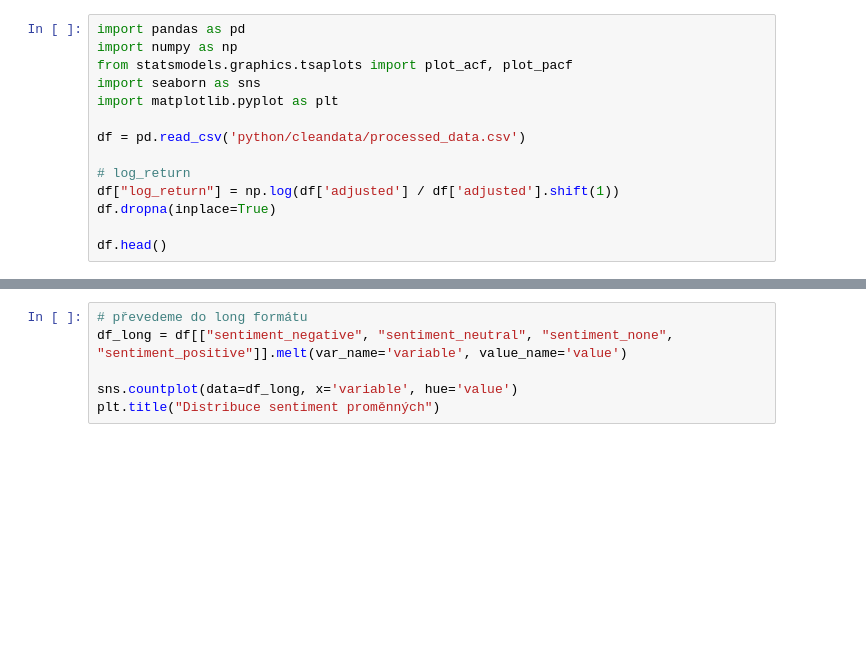
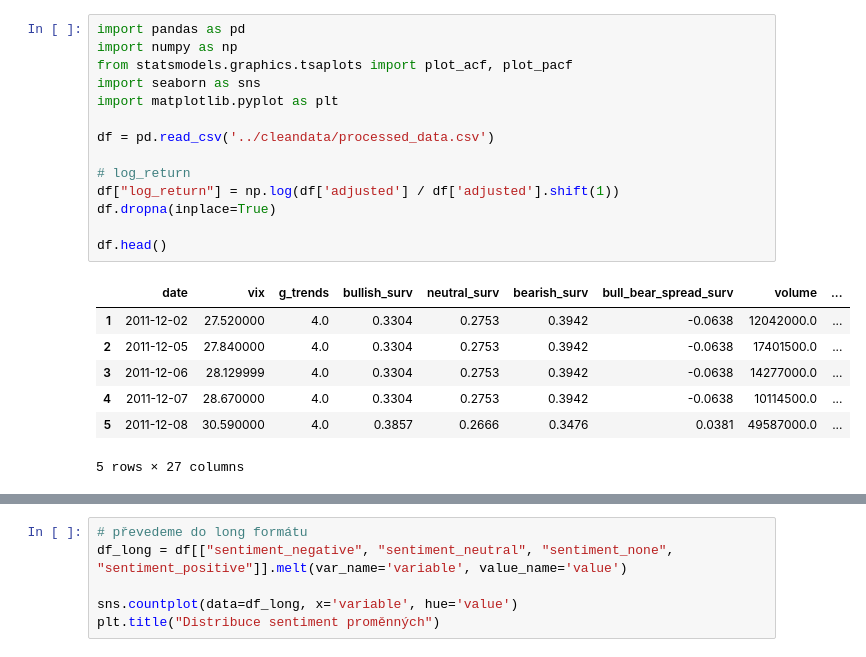
Before and after one commit to eolybq/tsla_sentiment_prediction, a Jupyter notebook: python/scripts/eda.ipynb, the cells around one changed output, grey strips where cells are left out. Drawn from its saved outputs; the diff is of its cells as text; blank space fills up the shorter version.

```diff
--- a/python/scripts/eda.ipynb
+++ b/python/scripts/eda.ipynb
@@ -1,17 +1,25 @@
 # %%
 import pandas as pd
 import numpy as np
 from statsmodels.graphics.tsaplots import plot_acf, plot_pacf
 import seaborn as sns
 import matplotlib.pyplot as plt
 
-df = pd.read_csv('python/cleandata/processed_data.csv')
+df = pd.read_csv('../cleandata/processed_data.csv')
 
 # log_return
 df["log_return"] = np.log(df['adjusted'] / df['adjusted'].shift(1))
 df.dropna(inplace=True)
 
 df.head()
+# %% [output]
+|  | date | vix | g_trends | bullish_surv | neutral_surv | bearish_surv | bull_bear_spread_surv | volume | ... |
+| 1 | 2011-12-02 | 27.520000 | 4.0 | 0.3304 | 0.2753 | 0.3942 | -0.0638 | 12042000.0 | ... |
+| 2 | 2011-12-05 | 27.840000 | 4.0 | 0.3304 | 0.2753 | 0.3942 | -0.0638 | 17401500.0 | ... |
+| 3 | 2011-12-06 | 28.129999 | 4.0 | 0.3304 | 0.2753 | 0.3942 | -0.0638 | 14277000.0 | ... |
+| 4 | 2011-12-07 | 28.670000 | 4.0 | 0.3304 | 0.2753 | 0.3942 | -0.0638 | 10114500.0 | ... |
+| 5 | 2011-12-08 | 30.590000 | 4.0 | 0.3857 | 0.2666 | 0.3476 | 0.0381 | 49587000.0 | ... |
+5 rows × 27 columns
 # %%
 print(df.info())
 df.describe()
```
Also changed, not shown: parts of 2 cells of this notebook, 4 other files.
